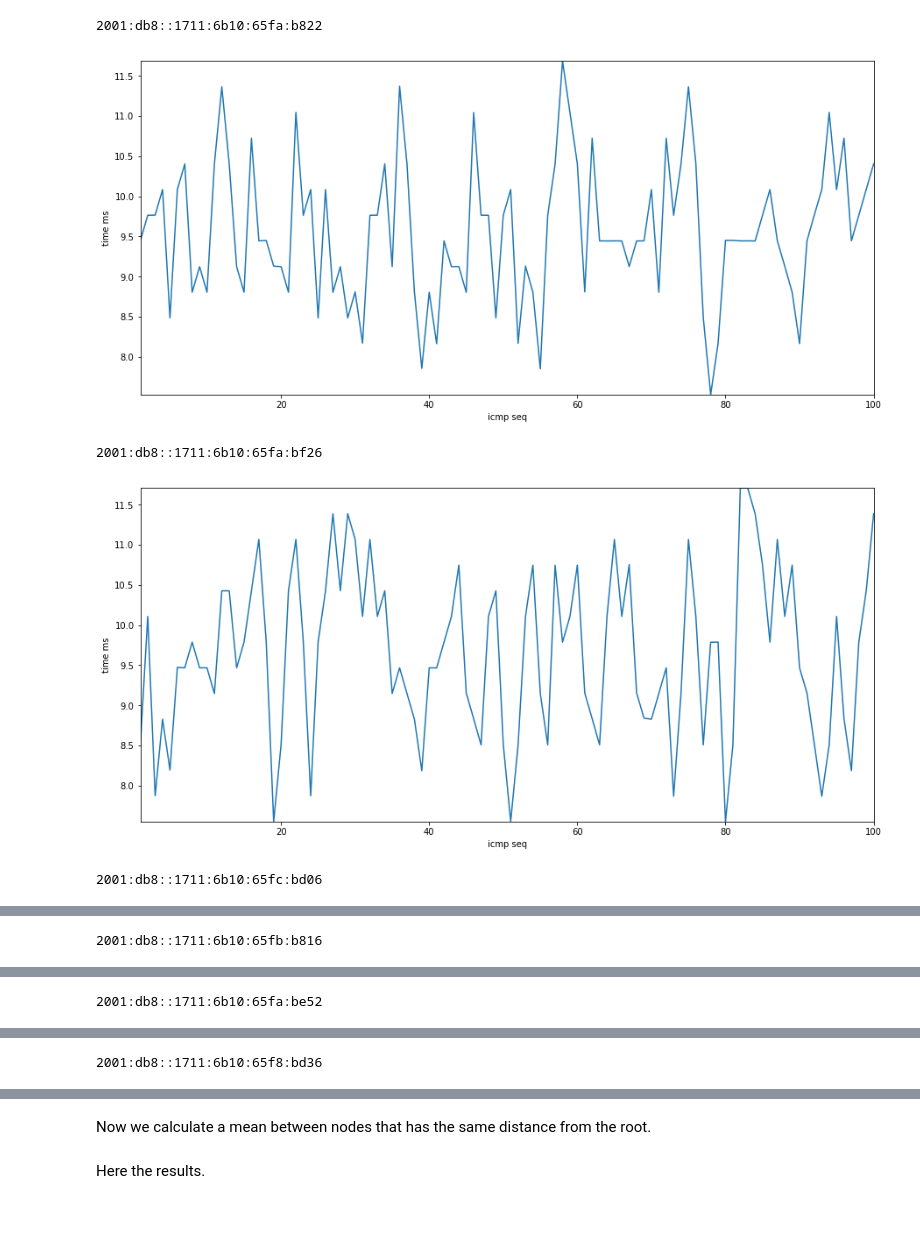
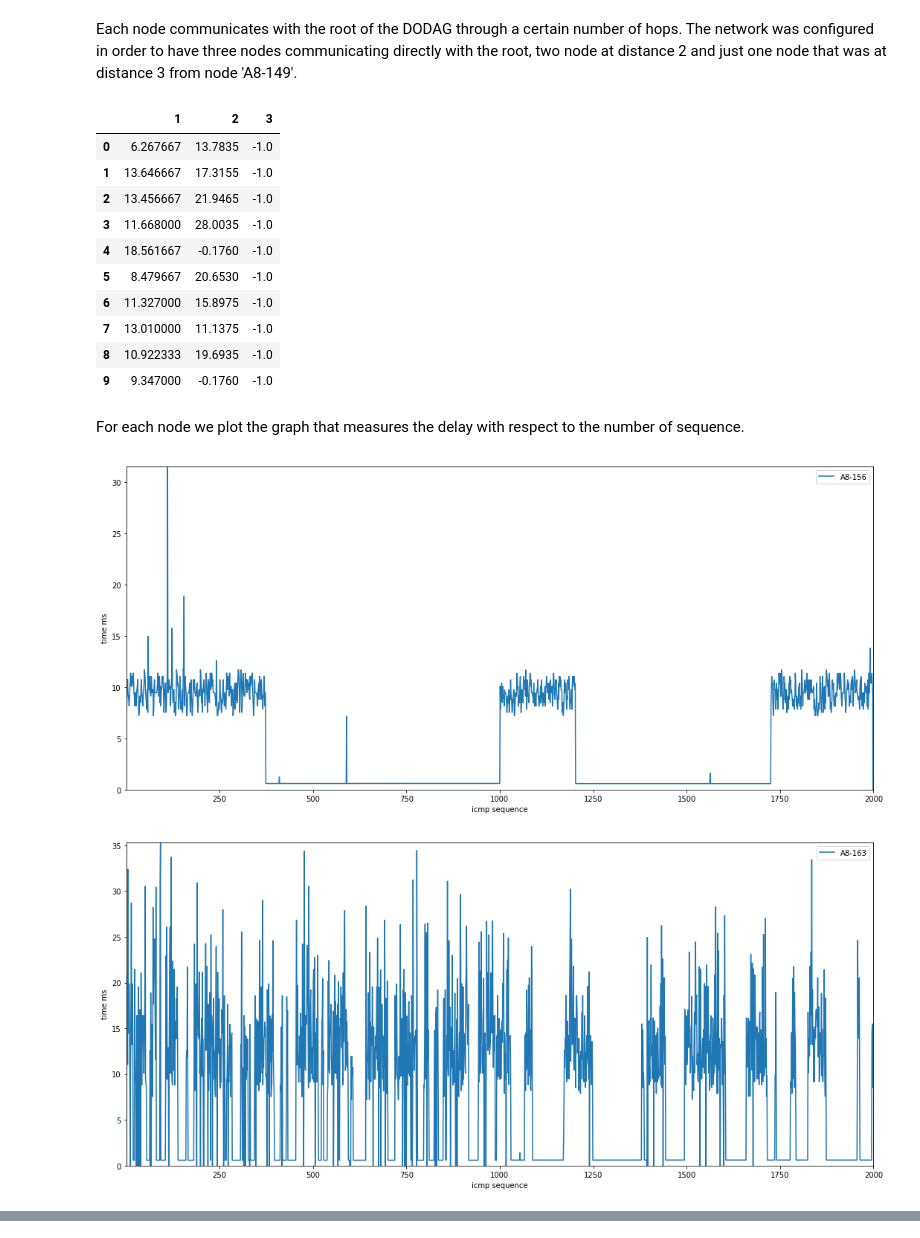
Before and after one commit to lucamaiano/data-driven-intrusion-detection, a Jupyter notebook: ExploratoryAnalysis.ipynb, the cells around one changed output, grey strips where cells are left out. Drawn from its saved outputs; the diff is of its cells as text; code cells hidden in the pictures.

```diff
--- a/ExploratoryAnalysis.ipynb
+++ b/ExploratoryAnalysis.ipynb
@@ -56,23 +66,48 @@ Let us plot the graph of each node.
+# %% [markdown]
+Each node communicates with the root of the DODAG through a certain number of hops. The network was configured in order to have three nodes communicating directly with the root, two node at distance 2 and just one node that was at distance 3 from node 'A8-149'.
+# %%
+hops = {1: ['A8-156','A8-163','A8-173'],\
+       2: ['A8-183','A8-193'],\
+       3: ['A8-204']}
+
+
+# Contain mean time for each distance from the root
+
+hop_nodes = pd.DataFrame({1: nodes[hops[1]].mean(axis=1), 2: nodes[hops[2]].mean(axis=1),\
+                           3: nodes[hops[3]].mean(axis=1)})
+hop_nodes.head(10)
+# %% [output]
+|  | 1 | 2 | 3 |
+| 0 | 6.267667 | 13.7835 | -1.0 |
+| 1 | 13.646667 | 17.3155 | -1.0 |
+| 2 | 13.456667 | 21.9465 | -1.0 |
+| 3 | 11.668000 | 28.0035 | -1.0 |
+| 4 | 18.561667 | -0.1760 | -1.0 |
+| 5 | 8.479667 | 20.6530 | -1.0 |
+| 6 | 11.327000 | 15.8975 | -1.0 |
+| 7 | 13.010000 | 11.1375 | -1.0 |
+| 8 | 10.922333 | 19.6935 | -1.0 |
+| 9 | 9.347000 | -0.1760 | -1.0 |
+# %% [markdown]
+For each node we plot the graph that measures the delay with respect to the number of sequence.
 # %%
-for ip in node:
-    print(ip)
-    tms = node[ip]
+for node in nodes.keys():
+    tms = nodes[node]
 
-    plt.figure(figsize=(15,7))
+    plt.figure(figsize=(18,8))
     plt.ylabel('time ms')
-    plt.xlabel('icmp seq')
-    if ip in hops[1]:
-        plt.plot(icmp_seq, tms, label=ip)
-    elif ip in hops[2]:
-        plt.plot(icmp_seq, tms, 'green', label=ip)
+    plt.xlabel('icmp sequence')
+
+    if node in hops[1]:
+        plt.plot(icmp, tms, label=node)
+    elif node in hops[2]:
+        plt.plot(icmp, tms, 'green', label=node)
     else:
-        plt.plot(icmp_seq, tms, 'red', label=ip)
+        plt.plot(icmp, tms, 'red', label=node)
 
-    plt.axis([1,icmp_seq[-1], sorted(tms)[0], sorted(tms)[-1]])
+    plt.axis([1,icmp[-1], 0.0, sorted(tms)[-1]])
+    plt.legend()
     plt.show()
 # %% [output]
-2001:db8::1711:6b10:65fa:b822
-[figure, old version]
+[figure, new version]
-2001:db8::1711:6b10:65fa:bf26
-[figure, old version]
+[figure, new version]
-2001:db8::1711:6b10:65fc:bd06
@@ -80 +114,0 @@ for ip in node:
-2001:db8::1711:6b10:65fb:b816
@@ -82 +115,0 @@ for ip in node:
-2001:db8::1711:6b10:65fa:be52
@@ -84 +116,0 @@ for ip in node:
-2001:db8::1711:6b10:65f8:bd36
@@ -86,2 +117,0 @@ for ip in node:
-# %% [markdown]
-Now we calculate a mean between nodes that has the same distance from the root.
@@ -94,2 +117,0 @@ for h in hops:
-# %% [markdown]
-Here the results.
```
Also changed, not shown: parts of 24 cells of this notebook, 8 other files.
